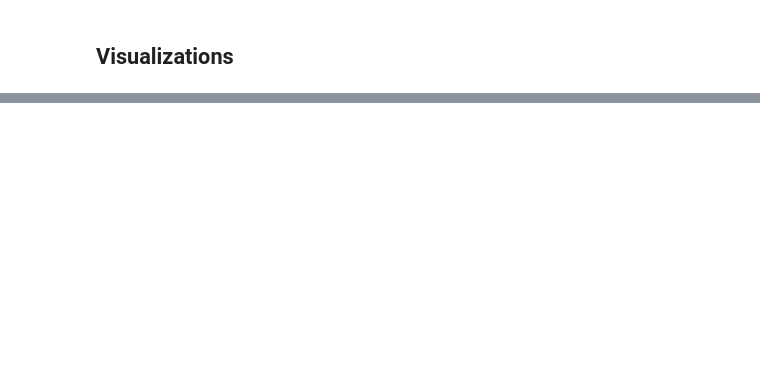
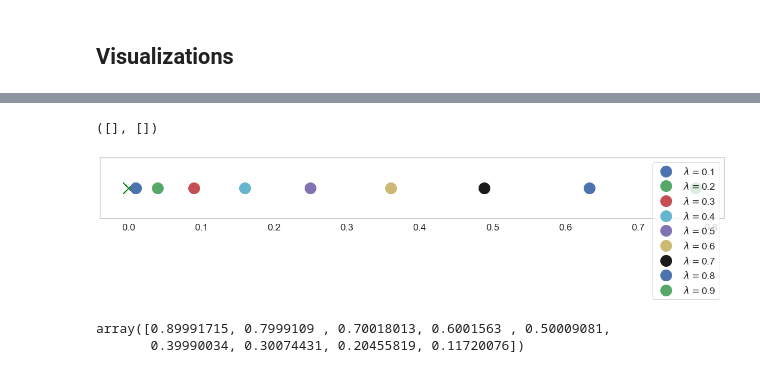
Before and after one commit to mmadduri/BMI_Model, a Jupyter notebook: helper_notebooks/Visualizations_Cost.ipynb, the cells around one changed output, grey strips where cells are left out. Drawn from its saved outputs; the diff is of its cells as text; code cells hidden in the pictures; blank space fills up the shorter version.

```diff
--- a/helper_notebooks/Visualizations_Cost.ipynb
+++ b/helper_notebooks/Visualizations_Cost.ipynb
@@ -46,0 +114,24 @@ ax.view_init(azim=-65)
+# %%
+from cycler import cycler
+matplotlib.rcParams['axes.prop_cycle'] = cycler(color='bgrcmyk')
+
+seaborn.color_palette("rocket_r", as_cmap=True)
+
+re_array = np.array([0.010016577285056267,
+                     0.04003564647494689,
+                     0.08989195718172907,
+                     0.1598749867358406,
+                     0.24990919667443992,
+                     0.36011960577084046,
+                     0.48895851887407654,
+                     0.6327276660030635,
+                     0.7793345019819279])
+f, ax = plt.subplots(figsize=(20,2))
+plt.plot(np.zeros(len(re_array)), np.zeros(len(re_array)), 'x', markersize='20', color='green')
+for iP in range(len(re_array)):
+    plt.plot(re_array[iP], 0, 'o', markersize='20', label = '$\lambda = $' + "{:.1f}".format(lm_array[iP]))
+plt.legend()
+plt.yticks([])
+# %% [output]
+([], [])
+[figure, added]
@@ -46,0 +142,5 @@ ax.view_init(azim=-65)
+# %%
+re_y
+# %% [output]
+array([0.89991715, 0.7999109 , 0.70018013, 0.6001563 , 0.50009081,
+       0.39990034, 0.30074431, 0.20455819, 0.11720076])
```
Also changed, not shown: parts of 8 cells of this notebook, 5 other files.
